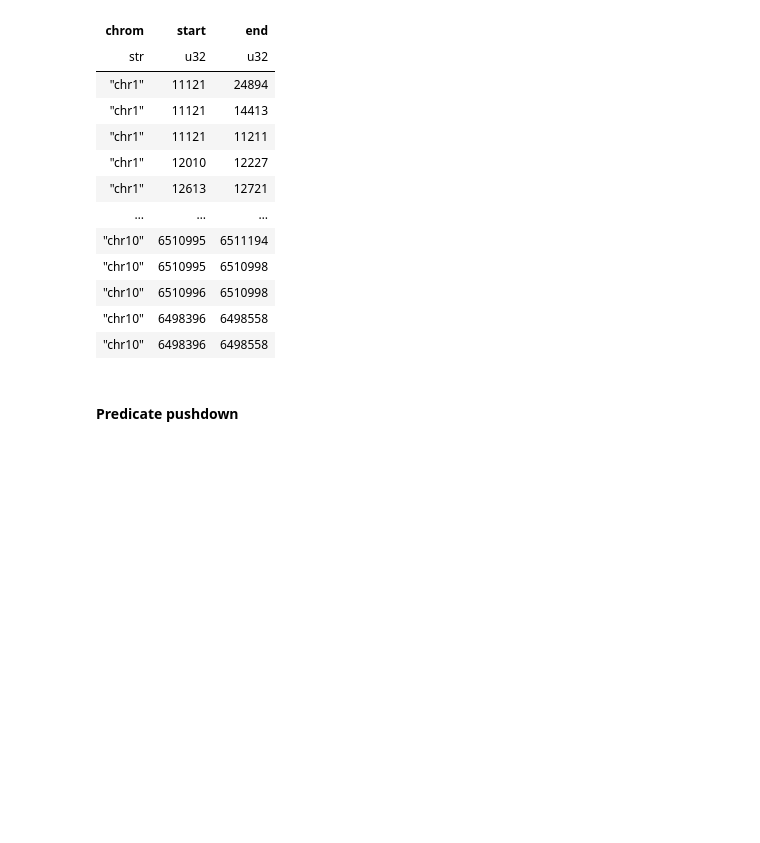
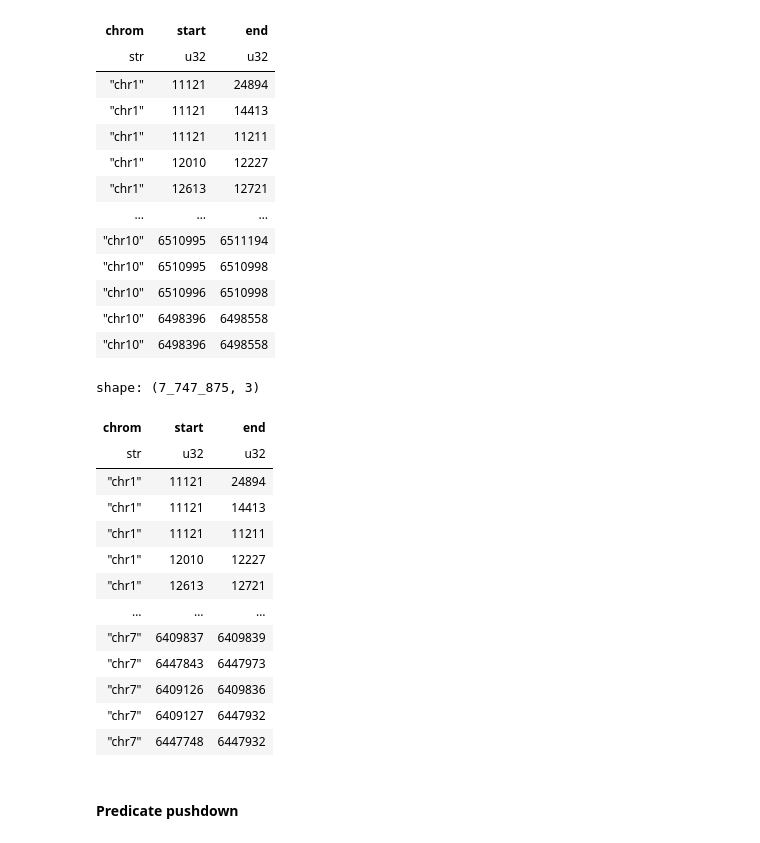
Before and after one commit to biodatageeks/polars-bio-workshop, a Jupyter notebook: notebook/gff_operations_demo.ipynb, the cells around one changed output. Saved outputs shown, nothing was run; the diff lists cells and outputs as text; code cells hidden in the pictures; blank space fills up the shorter version.

```diff
--- a/notebook/gff_operations_demo.ipynb
+++ b/notebook/gff_operations_demo.ipynb
@@ -118,3 +120,20 @@ shape: (7_747_875, 3)
+# %%
+pb.scan_gff(bgz_path, parallel=True, projection_pushdown=True).select(["chrom", "start", "end"]).collect()
+# %% [output]
+shape: (7_747_875, 3)
+| chrom | start | end |
+| str | u32 | u32 |
+| "chr1" | 11121 | 24894 |
+| "chr1" | 11121 | 14413 |
+| "chr1" | 11121 | 11211 |
+| "chr1" | 12010 | 12227 |
+| "chr1" | 12613 | 12721 |
+| … | … | … |
+| "chr7" | 6409837 | 6409839 |
+| "chr7" | 6447843 | 6447973 |
+| "chr7" | 6409126 | 6409836 |
+| "chr7" | 6409127 | 6447932 |
+| "chr7" | 6447748 | 6447932 |
 # %% [markdown]
 #### Predicate pushdown
 # %%
```
Also changed, not shown: parts of 10 cells of this notebook, 1 other file.
